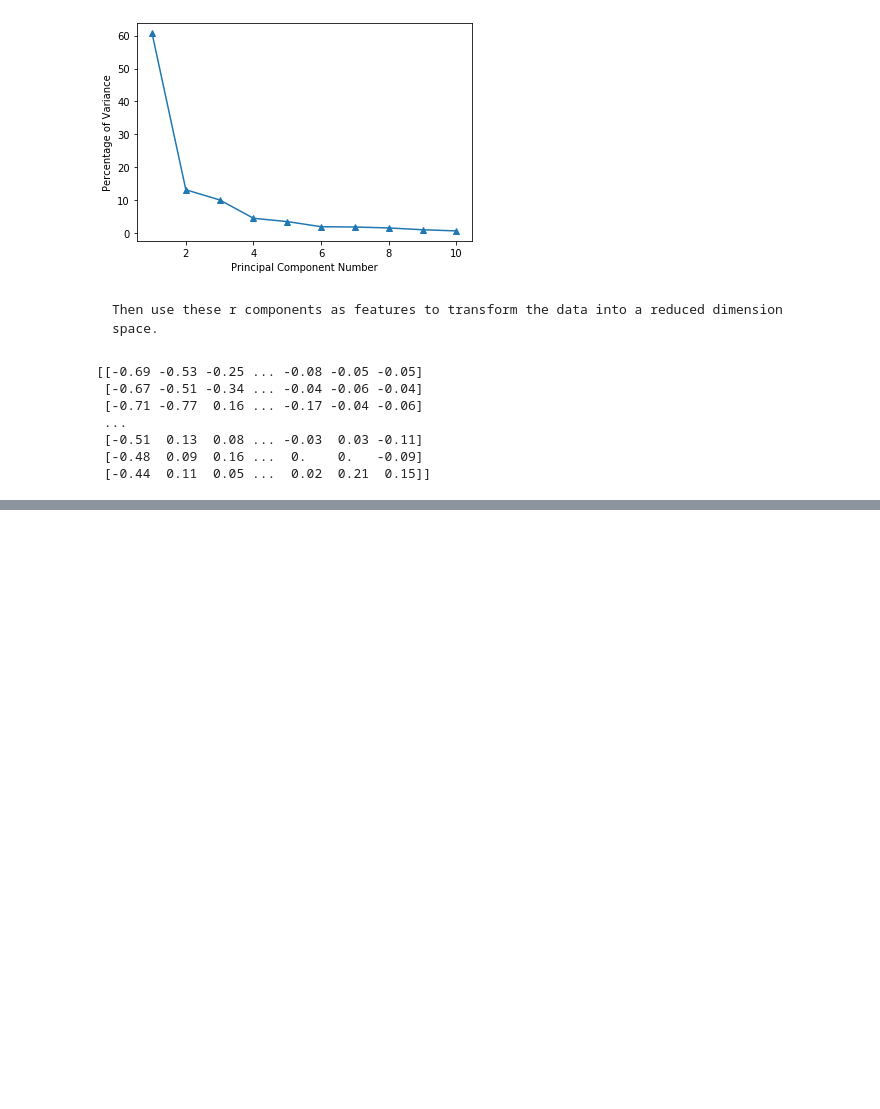
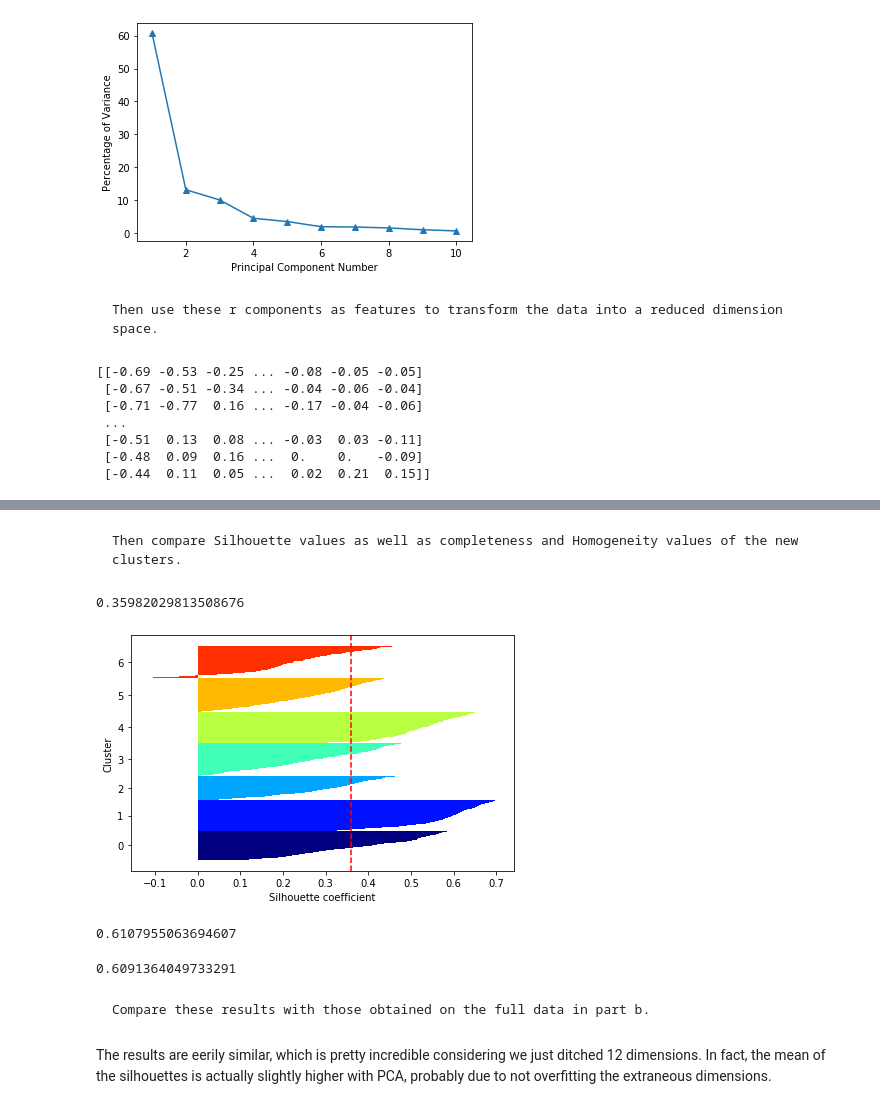
Before and after one commit to claytoncohn/DSC478, a Jupyter notebook: Jupyter/Assignment4.ipynb, the cells around one changed output, grey strips where cells are left out. Drawn from its saved outputs; the diff is of its cells as text; code cells hidden in the pictures; blank space fills up the shorter version.

```diff
--- a/Jupyter/Assignment4.ipynb
+++ b/Jupyter/Assignment4.ipynb
@@ -346,0 +349,3 @@ print(reducedDT)
+# %%
+kmeans = KMeans(n_clusters=7,max_iter=1000,verbose=0)
+kmeans.fit(reducedDT)
@@ -346,0 +356,3 @@ print(reducedDT)
+# %%
+clusters = kmeans.predict(reducedDT)
+clusters[:500]
@@ -346,0 +390,23 @@ print(reducedDT)
+# %% [markdown]
+    Then compare Silhouette values as well as completeness and Homogeneity values of the new clusters.
+# %%
+silhouettes = metrics.silhouette_samples(reducedDT, clusters)
+print(silhouettes.mean())
+# %% [output]
+0.35982029813508676
+# %%
+plot_silhouettes(reducedDT, clusters)
+# %% [output]
+[figure, added]
+# %%
+print(completeness_score(y,clusters))
+# %% [output]
+0.6107955063694607
+# %%
+print(homogeneity_score(y,clusters))
+# %% [output]
+0.6091364049733291
+# %% [markdown]
+    Compare these results with those obtained on the full data in part b.
+# %% [markdown]
+The results are eerily similar, which is pretty incredible considering we just ditched 12 dimensions. In fact, the mean of the silhouettes is actually slightly higher with PCA, probably due to not overfitting the extraneous dimensions.
```
Also changed, not shown: parts of 18 cells of this notebook.
